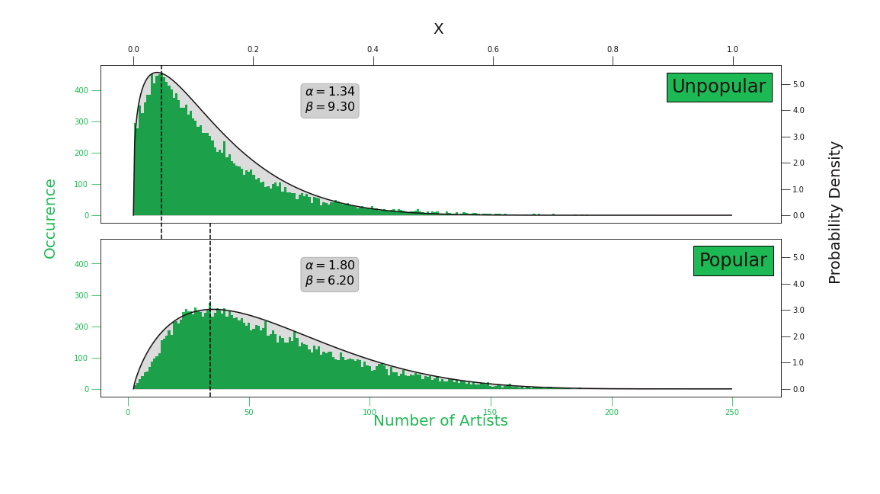
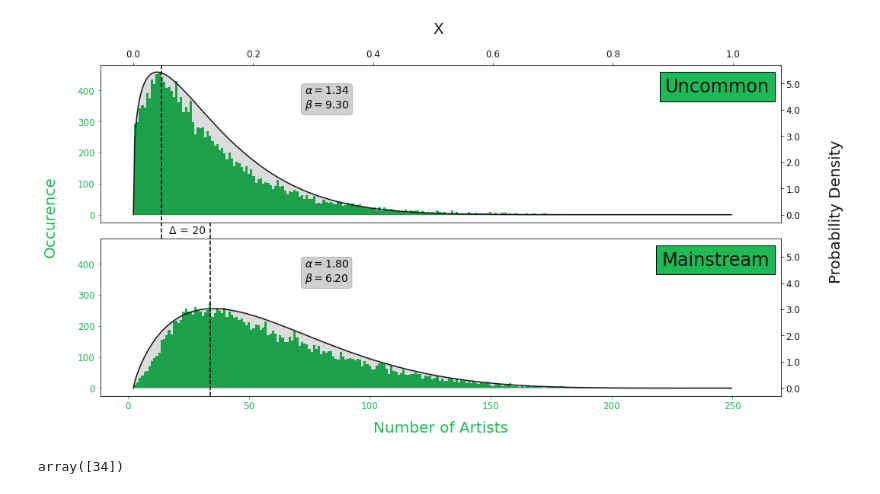
Before and after one commit to JSchmiegel/DataLiteracyProject, a Jupyter notebook: exp/exp_(un)pop.ipynb, the cells around one changed output. Saved outputs shown, nothing was run; the diff lists cells and outputs as text; code cells hidden in the pictures; blank space fills up the shorter version.

Commit message:
captions + some text adjustments, also exps

```diff
--- a/exp/exp_(un)pop.ipynb
+++ b/exp/exp_(un)pop.ipynb
@@ -76,25 +60,23 @@ def draw_nums(x, y, ax, color,  x_pos='bottom', y_pos='left'):
     place_axis(ax, x_pos, y_pos)
     ax.set_xlabel("", color=color, size=14)
     ax.set_ylabel("", color=color, size=14)
-    ax.tick_params(axis='x', colors=color, size=12)
-    ax.tick_params(axis='y', colors=color, size=12)
+    ax.tick_params(axis='x', colors=color, labelsize=12)
+    ax.tick_params(axis='y', colors=color, labelsize=12)
 # %%
 def draw_beta_dist(x, y, ax, color,  x_pos, y_pos):
     ax.plot(x, y, color=color)
     ax.fill_between(x, y, color=color, alpha=0.15)
 
     place_axis(ax, x_pos, y_pos)
-    ax.set_xlabel("", color=color, size=14)
-    ax.set_ylabel("", color=color, size=14)
-    ax.tick_params(axis='x', colors=color, size=12)
-    ax.tick_params(axis='y', colors=color, size=12)
+    ax.set_xlabel("")
+    ax.set_ylabel("")
+    ax.tick_params(axis='x', colors=color, labelsize=12)
+    ax.tick_params(axis='y', colors=color, labelsize=12)
 # %%
 def add_info_box(ax, text, x_pos, y_pos):
     props = dict(boxstyle='round', facecolor='#191414', alpha=0.2)
-    ax.text(x_pos, y_pos, text, fontsize=16, transform=ax.transAxes, verticalalignment='top', bbox=props)
+    ax.text(x_pos, y_pos, text, fontsize=14, transform=ax.transAxes, verticalalignment='top', bbox=props)
 # %%
-#TODO plot median
-
 fig = plt.figure(figsize=(16,8))
 
 ax1 = fig.add_subplot(211)
@@ -125,40 +107,48 @@ add_info_box(ax3, textstr_tracks, 0.3, 0.87)
 
 draw_beta_dist(x_beta_artists, y_beta_artists, ax2, '#191414', x_pos='top', y_pos='right')
 draw_nums(non_common_artists_nums.index, non_common_artists_nums.values, ax1, '#1DB954')
 
 textstr_artists = '\n'.join((r'$\alpha=%.2f$' % (a_non_common, ), r'$\beta=%.2f$' % (b_non_common, )))
 add_info_box(ax1, textstr_artists, 0.3, 0.87)
 
-ax1.axvline(non_common_median, ymin=-0.1, ymax=1, zorder=5, clip_on=False, color='black', linestyle='--')
-ax3.axvline(common_median, ymin=0, ymax=1.1, zorder=5, clip_on=False, color='black', linestyle='--')
+ax1.axvline(non_common_median, ymin=-0.1, ymax=1, clip_on=False, color='black', linestyle='--')
+ax3.axvline(common_median, ymin=0, ymax=1.1, clip_on=False, color='black', linestyle='--')
 
 align.yaxes(ax1, 0, ax2, 0, pos=0.05)
 align.xaxes(ax1, 0, ax2, 0, pos=0.05)
 ax1.set_xlim([None, 270])
 ax2.set_xlim([None, 1.08])
 
 ax2.yaxis.set_major_formatter(ticker.FormatStrFormatter('%.1f'))
 ax4.yaxis.set_major_formatter(ticker.FormatStrFormatter('%.1f'))
 
 ax1.tick_params(bottom = False)
 ax4.tick_params(top = False)
 
 plt.setp(ax1.get_xticklabels(), visible=False)
 plt.setp(ax4.get_xticklabels(), visible=False)
 
 ax2.text(0.5, 6.9, 'X', size=20, color='#191414')
 ax2.text(-0.15,-1.5,'Occurence', size=20, rotation=90, color='#1DB954')
-ax2.text(0.4,-8,'Number of Artists', size=20, color='#1DB954')
+ax2.text(0.4,-8.3,'Number of Artists', size=20, color='#1DB954')
 ax2.text(1.16,-2.5,'Probability Density', size=20, rotation=90, color='#191414')
 
+mode_delta = abs(common_median[0] - non_common_median[0])
+
+ax2.text(0.06, -0.715, f'\u0394 = {mode_delta}', size=14, color='#191414')
+
 props = dict(boxstyle='square', facecolor='#1DB954')
-ax3.text(0.88, 0.92, 'Popular', fontsize=24, transform=ax3.transAxes, verticalalignment='top', bbox=props, color='#191414')
-ax1.text(0.84, 0.92, 'Unpopular', fontsize=24, transform=ax1.transAxes, verticalalignment='top', bbox=props, color='#191414')
+ax3.text(0.825, 0.92, 'Mainstream', fontsize=24, transform=ax3.transAxes, verticalalignment='top', bbox=props, color='#191414')
+ax1.text(0.83, 0.92, 'Uncommon', fontsize=24, transform=ax1.transAxes, verticalalignment='top', bbox=props, color='#191414')
 
 plt.subplots_adjust(hspace=0.1)
-plt.show()
-#plt.savefig('pop_unpop_artist.pdf', dpi=800)
+#plt.show()
+plt.savefig('pop_unpop_artist.pdf', bbox_inches="tight")
 # %% [output]
-[figure, old version]
+[figure, new version]
+# %%
+common_median
+# %% [output]
+array([34])
 # %%
 playlist_df['description_binary'] = playlist_df['description'].map({float('nan'):0}).fillna(1)
```
Also changed, not shown: parts of 8 cells of this notebook, 4 other files.
